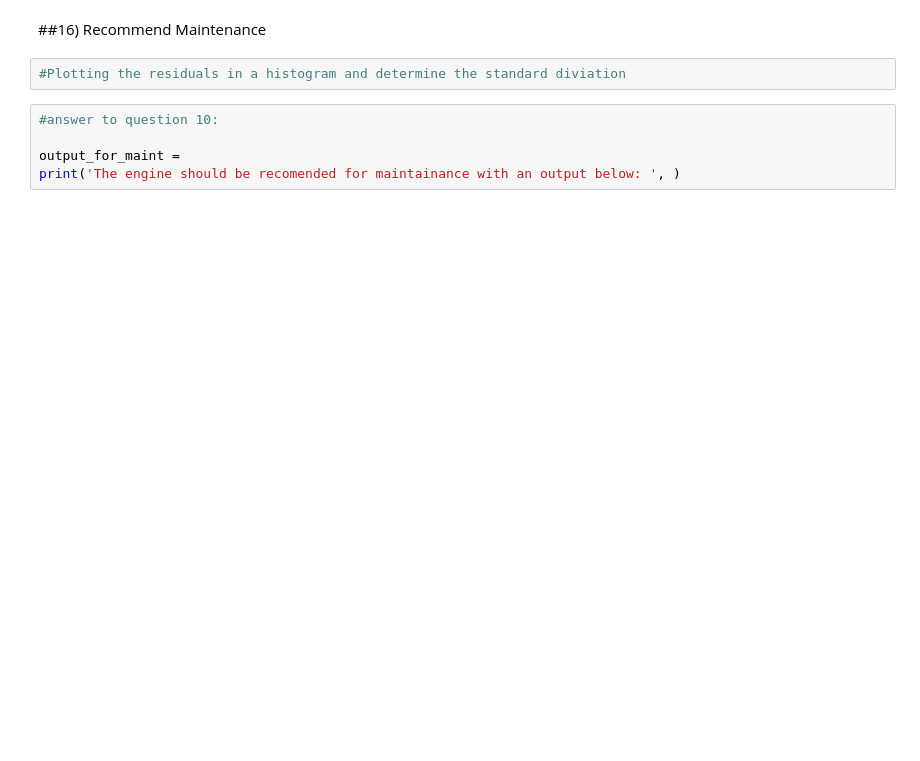
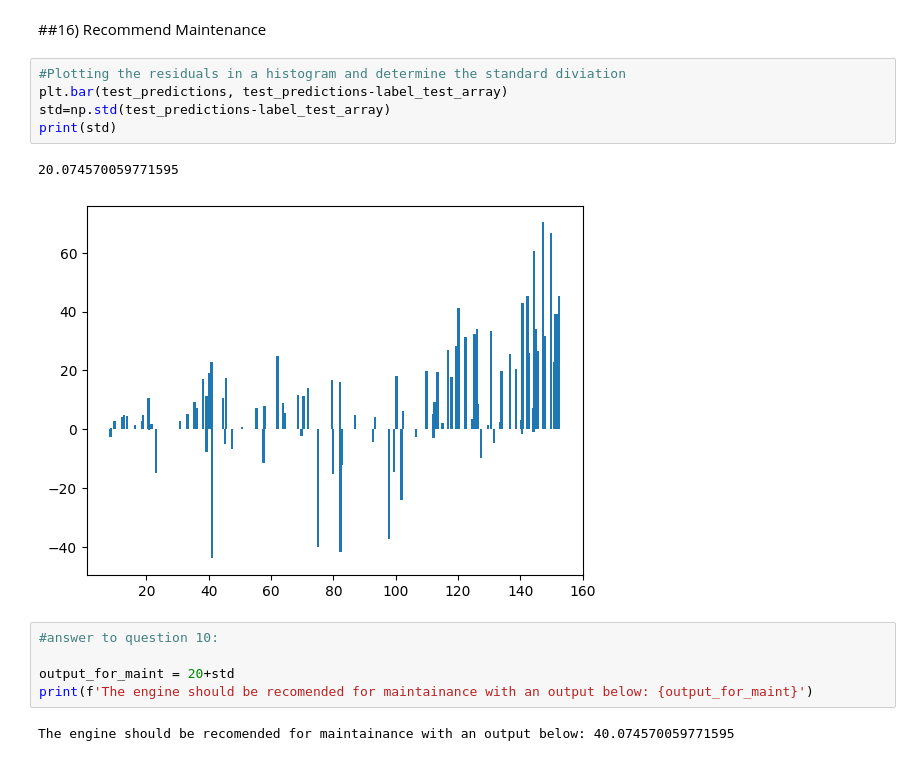
Before and after one commit to Abbta/adlfpae, a Jupyter notebook: Exercise_8_3_RNN_engine_lifetime.ipynb, the cells around one changed output. Cells and saved outputs as stored; diff of their text form; blank space fills up the shorter version.

```diff
--- a/Exercise_8_3_RNN_engine_lifetime.ipynb
+++ b/Exercise_8_3_RNN_engine_lifetime.ipynb
@@ -559,8 +577,16 @@ for unit in range(num_test_units):
 ##16) Recommend Maintenance
 # %%
 #Plotting the residuals in a histogram and determine the standard diviation
+plt.bar(test_predictions, test_predictions-label_test_array)
+std=np.std(test_predictions-label_test_array)
+print(std)
+# %% [output]
+20.074570059771595
+[figure, added]
 # %%
 #answer to question 10:
 
-output_for_maint =
-print('The engine should be recomended for maintainance with an output below: ', )
+output_for_maint = 20+std
+print(f'The engine should be recomended for maintainance with an output below: {output_for_maint}')
+# %% [output]
+The engine should be recomended for maintainance with an output below: 40.074570059771595
```
Also changed, not shown: parts of 15 cells of this notebook, 46 other files.
